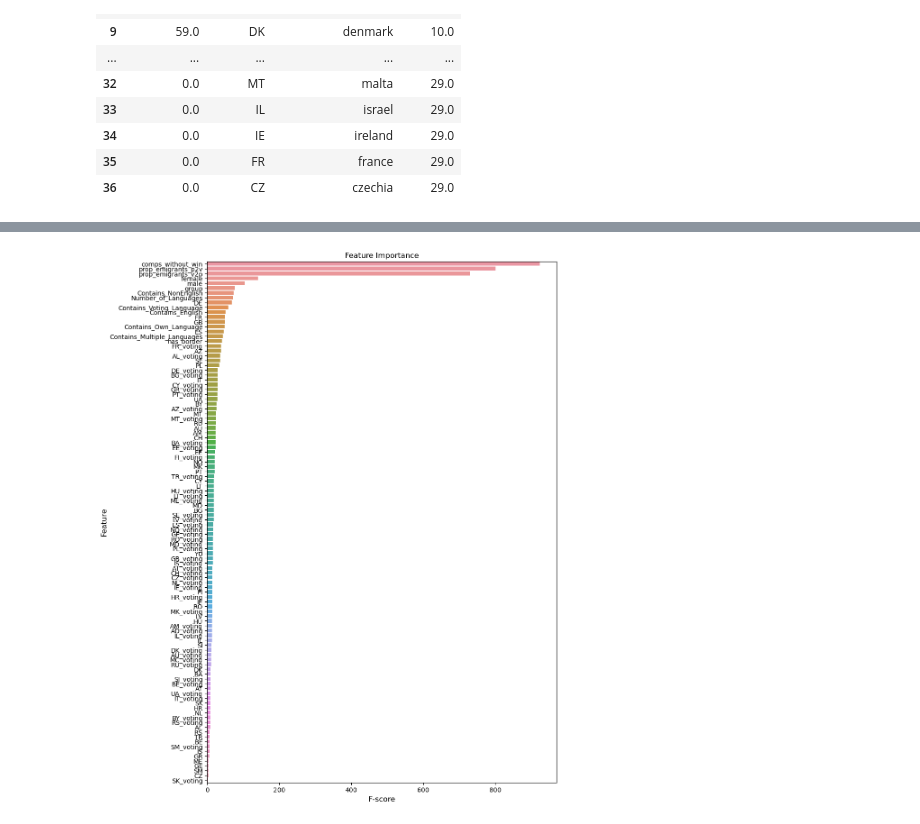
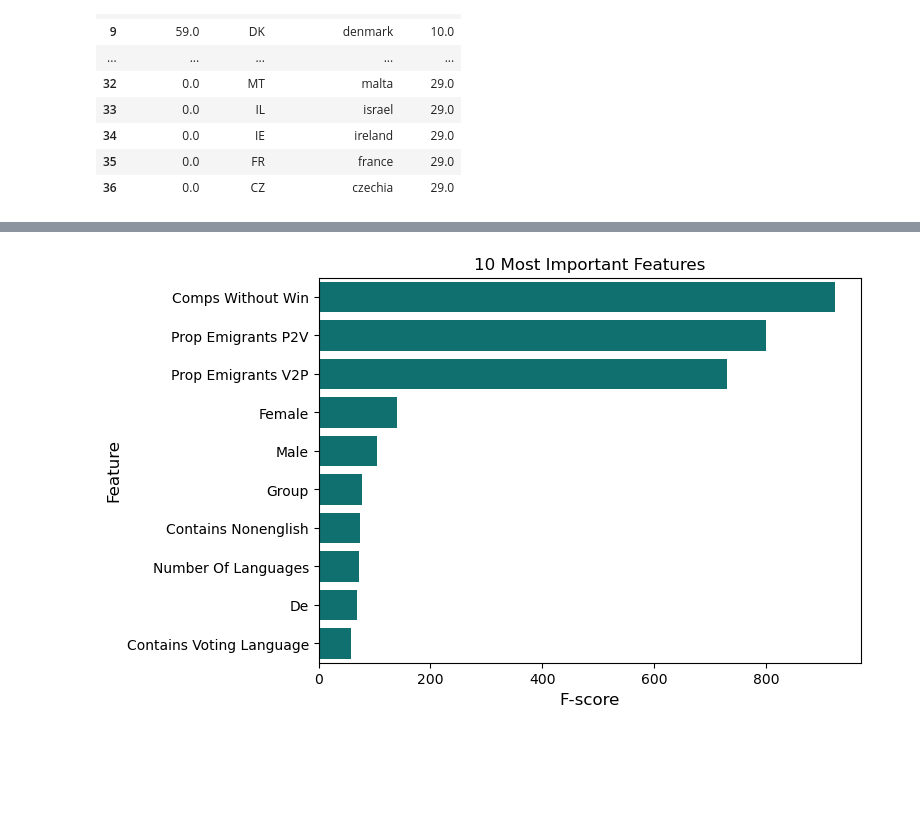
Before and after one commit to KatrionaGoldmann/Eurovision_TDS, a Jupyter notebook: eurovision/notebooks/modelling.ipynb, the cells around one changed output, grey strips where cells are left out. Saved outputs shown, nothing was run; the diff lists cells and outputs as text; code cells hidden in the pictures; blank space fills up the shorter version.

```diff
--- a/eurovision/notebooks/modelling.ipynb
+++ b/eurovision/notebooks/modelling.ipynb
@@ -729,14 +720,22 @@ df_feature_importance.head(50)
 # %%
 # create a bar plot
-plt.figure(figsize=(10, 15))
+plt.figure(figsize=(7, 5))
 
 # plot the feature importance
-sns.barplot(x="importance", y="feature", data=df_feature_importance)
+sns.barplot(x="importance", y="feature", color='teal',
+            data=df_feature_importance.head(10))
 
 # add plot and axes labels
 plt.xlabel('F-score', fontsize=12)
 plt.ylabel('Feature', fontsize=12)
-plt.title('Feature Importance', fontsize=12)
+plt.title('10 Most Important Features', fontsize=12)
+
+# replace _ with space in y labels
+labels = [item.get_text().replace('_', ' ') for item in plt.gca().get_yticklabels()]
+labels = [item.title() for item in labels]
+
+plt.gca().set_yticklabels(labels)
+
 plt.show()
 # %% [output]
-[figure, old version]
+[figure, new version]
```
Also changed, not shown: parts of 4 cells of this notebook, 1 other file.
